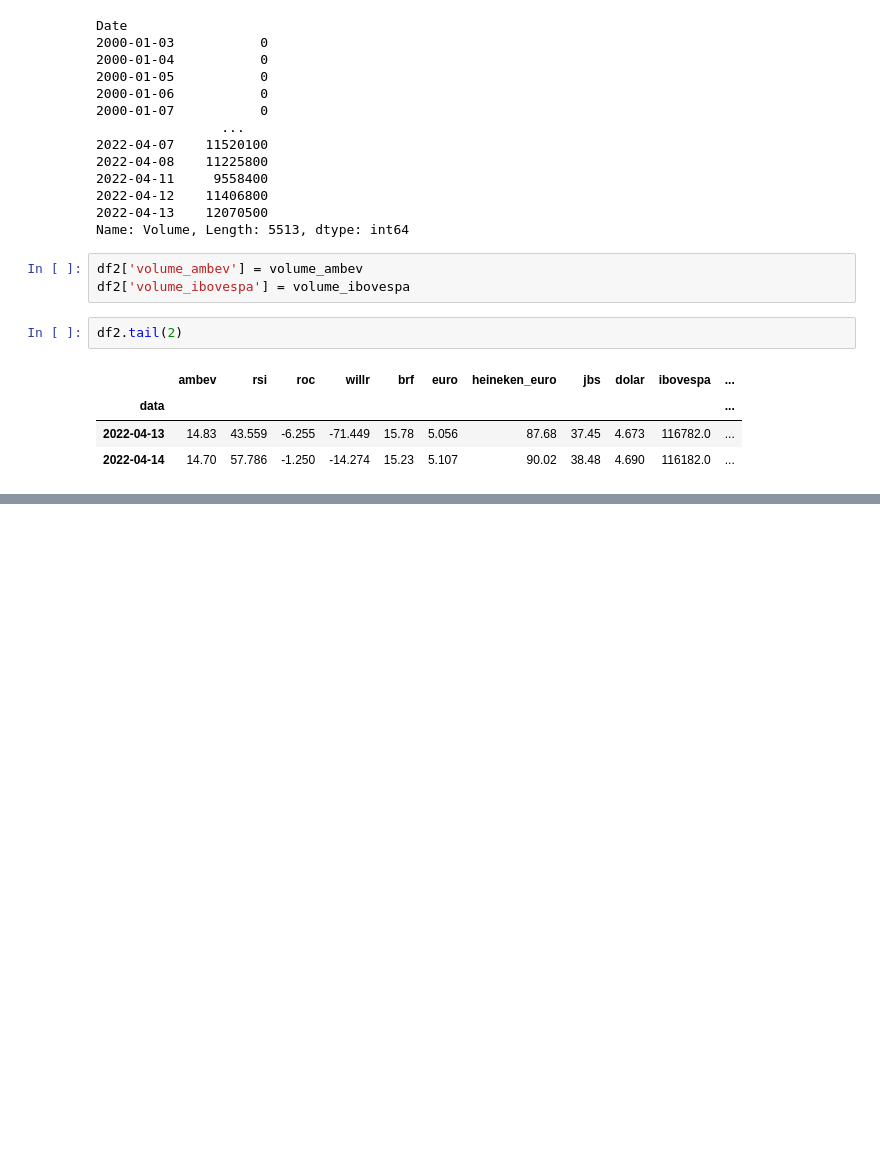
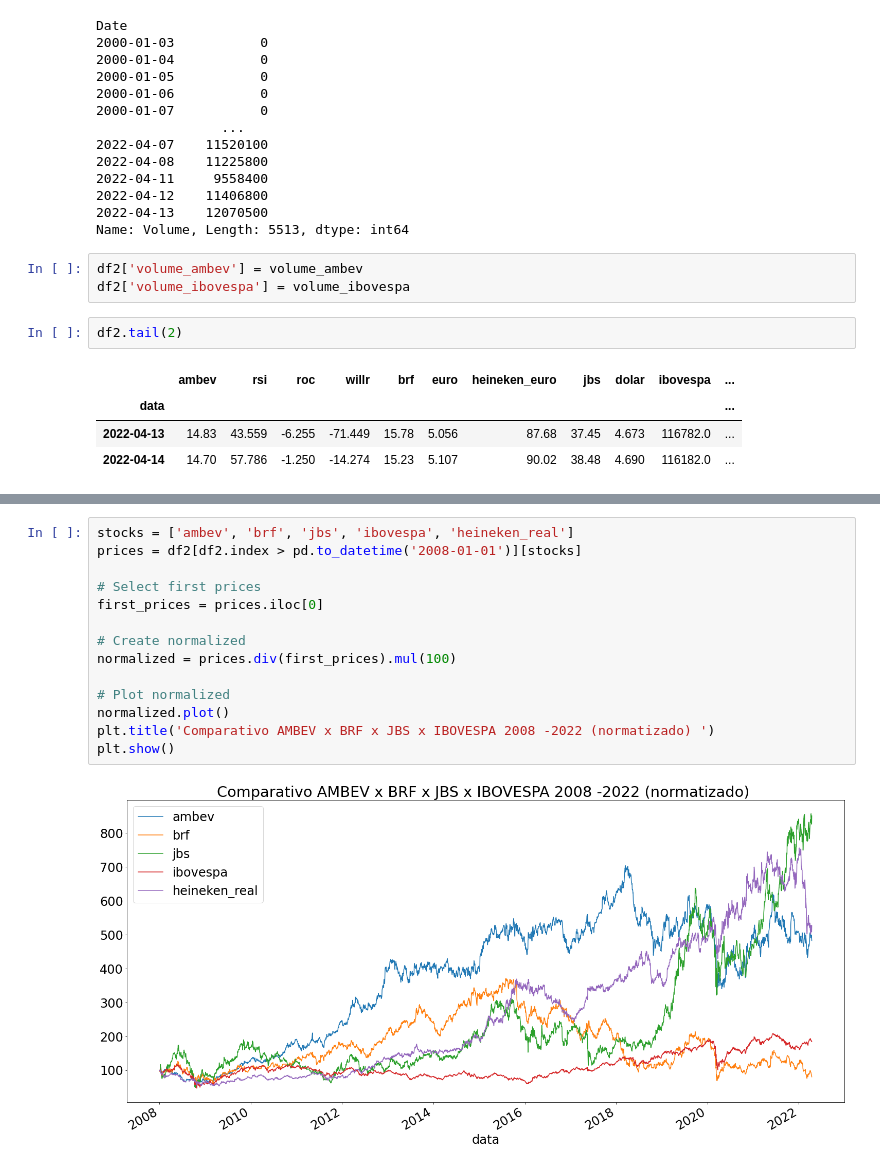
Before and after one commit to TaizAlves/vies_compra_venda_acao, a Jupyter notebook: notebooks/PartII_EDA.ipynb, the cells around one changed output, grey strips where cells are left out. Cells and saved outputs as stored; diff of their text form; blank space fills up the shorter version.

```diff
--- a/notebooks/PartII_EDA.ipynb
+++ b/notebooks/PartII_EDA.ipynb
@@ -199,0 +216,16 @@ df2.tail(2)
+# %%
+stocks = ['ambev', 'brf', 'jbs', 'ibovespa', 'heineken_real']
+prices = df2[df2.index > pd.to_datetime('2008-01-01')][stocks]
+
+# Select first prices
+first_prices = prices.iloc[0]
+
+# Create normalized
+normalized = prices.div(first_prices).mul(100)
+
+# Plot normalized
+normalized.plot()
+plt.title('Comparativo AMBEV x BRF x JBS x IBOVESPA 2008 -2022 (normatizado) ')
+plt.show()
+# %% [output]
+[figure, added]
```
Also changed, not shown: parts of 5 cells of this notebook.
